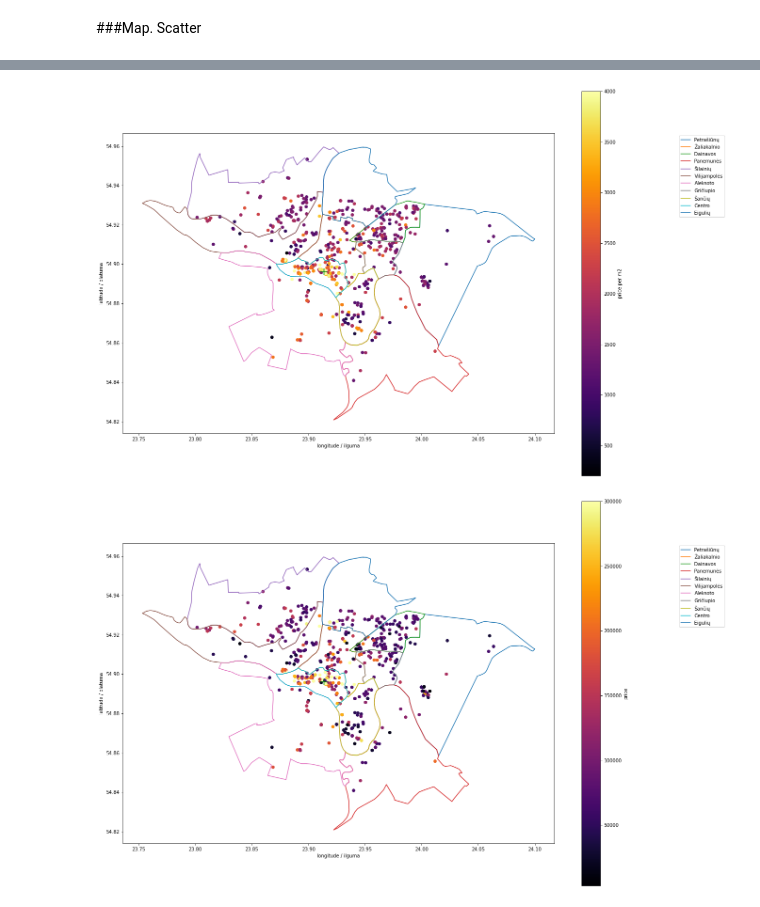
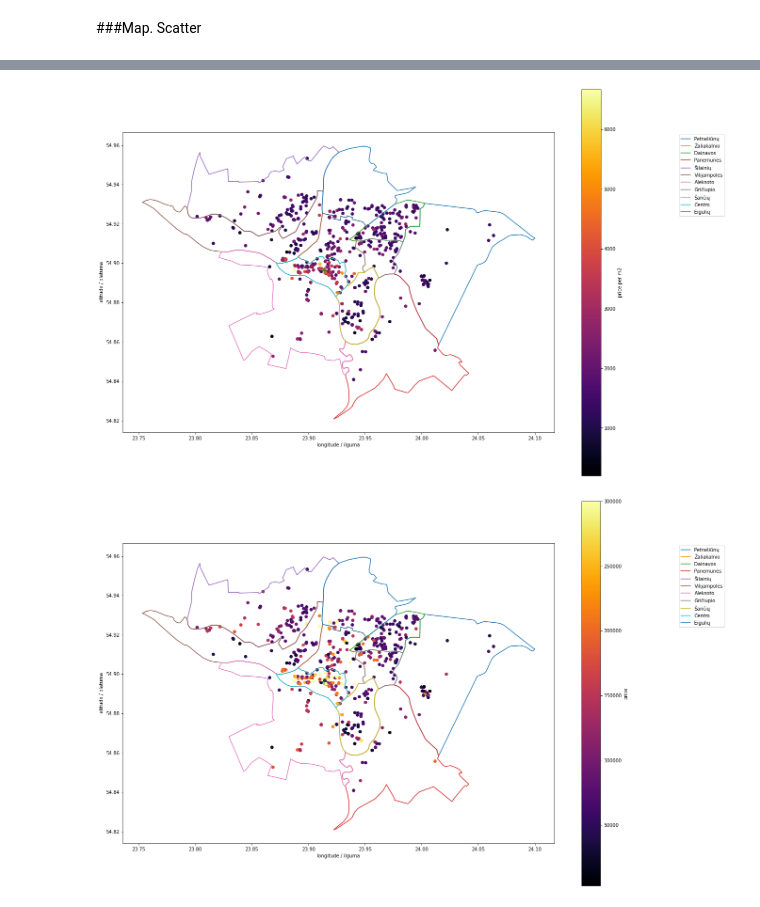
Before and after one commit to linavait/project, a Jupyter notebook: DS_Aruodas.ipynb, the cells around one changed output, grey strips where cells are left out. Saved outputs shown, nothing was run; the diff lists cells and outputs as text; code cells hidden in the pictures.

```diff
--- a/DS_Aruodas.ipynb
+++ b/DS_Aruodas.ipynb
@@ -1406,35 +1436,35 @@ for x, y in kauno_sav_konturas:
 # %%
 scale = 1.3
 plt.figure(figsize=(13*scale, scale*9))
 plt.scatter(df['lon'], df['lat'], c=df['price_per_m2'],
-            cmap='inferno', vmin=min(df['price_per_m2']), vmax=4000)#max(df['price_per_m2']))#viridis, inferno
+            cmap='inferno', vmin=min(df['price_per_m2']), vmax=max(df['price_per_m2']))#viridis, inferno
 clb = plt.colorbar()
 clb.set_label('price per m2')
 #clb.ax.set_title('price per m2')#Virš colorbar()
 plt.xlabel('longitude / ilguma')
 plt.ylabel('latitude / platuma')
 
 #TODO:
 #https://stackoverflow.com/questions/53233228/plot-latitude-longitude-from-csv-in-python-3-6
 
 #https://stackoverflow.com/questions/66018518/aspect-ratio-for-lat-lon-plots
 
 #plt.plot(kns_konturas['longitude'], kns_konturas['latitude'])
 
 for i in range(11):
   plt.plot(kns_seniunijos[i][1]['lon'], kns_seniunijos[i][1]['lat'], label=kns_seniunijos[i][0])
 
 f = 1.0/np.cos(54.9*np.pi/180)
 #plt.plot(longitudes, latitudes, 'bo-')
 plt.scatter(23.913926428543153,54.896267617757346, color='g', marker='+', linewidths=10, s=200)
 plt.gca().set_aspect(f)
 plt.tight_layout()
 plt.legend(bbox_to_anchor=(1.4, 1)); pass
 #https://www.geoportal.lt/savivaldybes/kaunas
 #https://www.aruodas.lt/nt_zemelapis/butai/kaune/?obj=1&on_map=1&type=map&FOrder=Importance&FRegion=43&FDistrict=6#zoom:12;center:(54.90360837686579,23.883833121630868)
 #https://maps.kaunas.lt/bp/
 # %% [output]
-[figure, old version]
+[figure, new version]
 # %%
 scale = 1.3
 plt.figure(figsize=(13*scale, scale*9))
```
Also changed, not shown: parts of 34 cells of this notebook, 1 other file.
